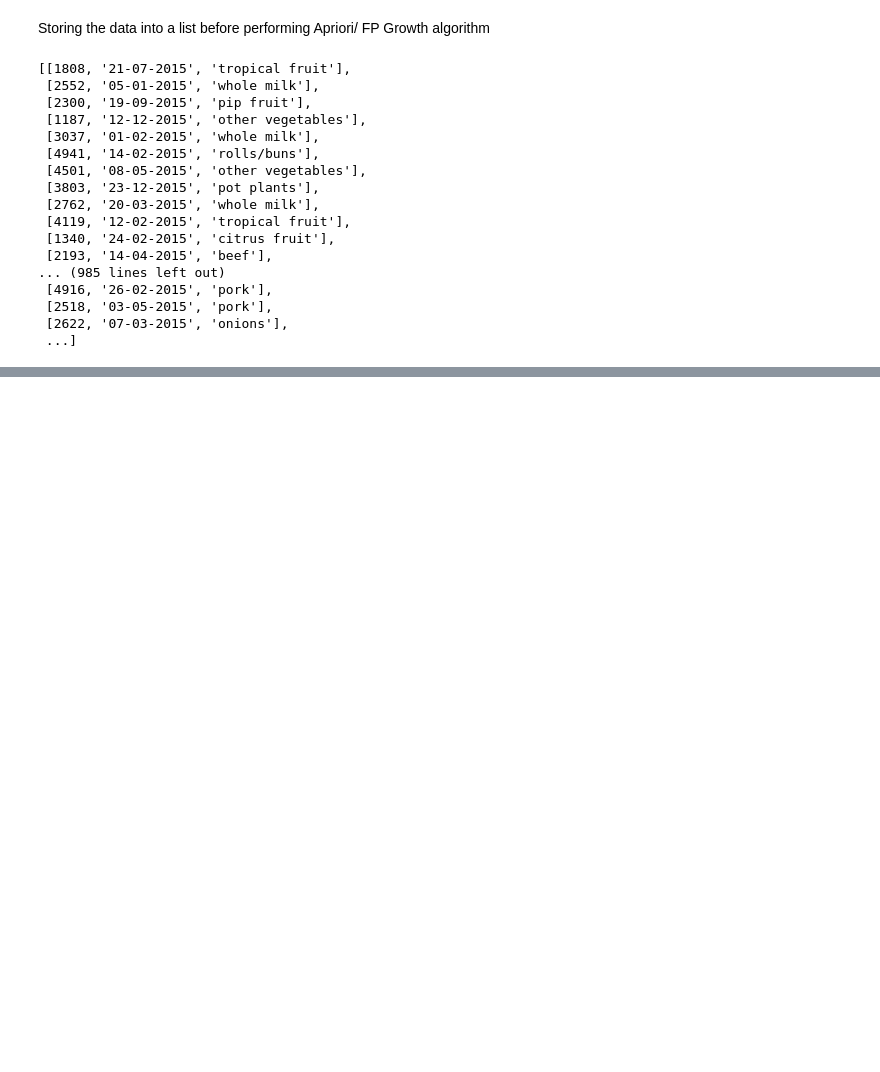
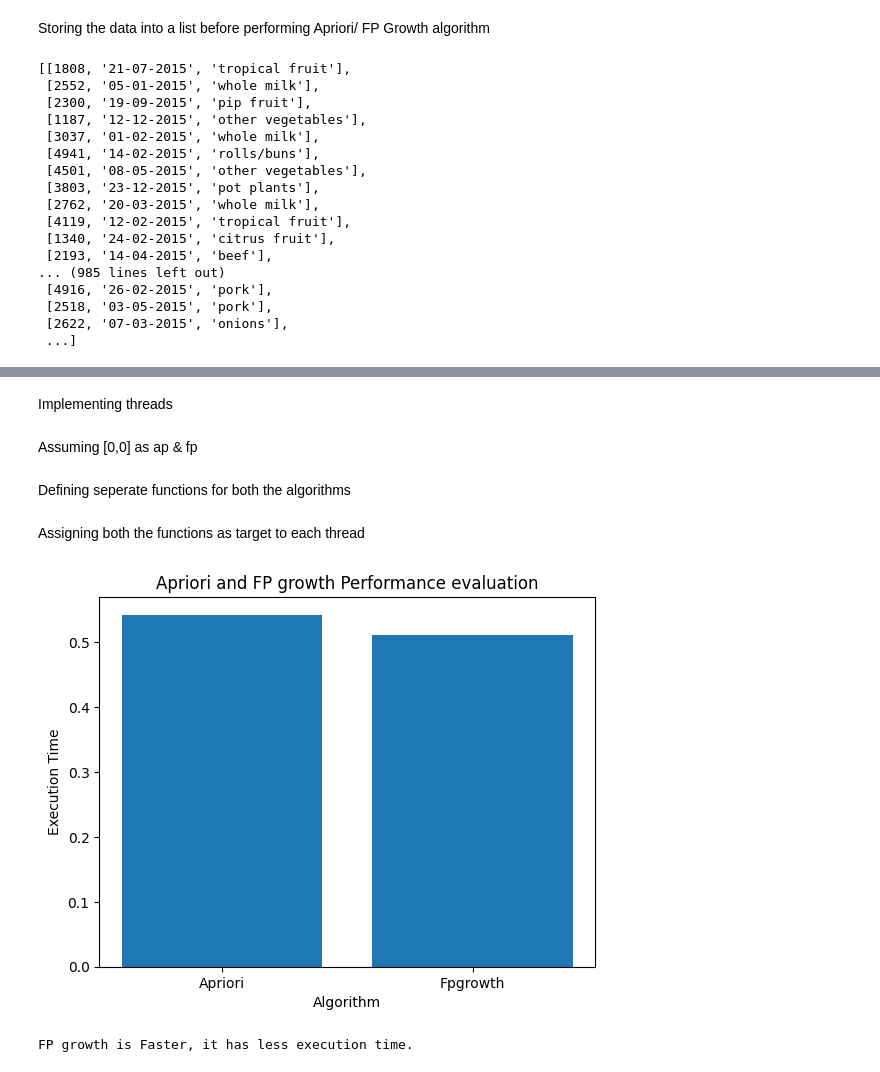
Before and after one commit to badrinarayanan02/machine_learning, a Jupyter notebook: 2348507_lab4.ipynb, the cells around one changed output, grey strips where cells are left out. Cells and saved outputs as stored; diff of their text form; code cells hidden in the pictures; blank space fills up the shorter version.

```diff
--- a/2348507_lab4.ipynb
+++ b/2348507_lab4.ipynb
@@ -75,0 +197,2 @@ transactions
+# %% [markdown]
+Implementing threads
@@ -75,0 +202,6 @@ transactions
+# %% [markdown]
+Assuming [0,0] as ap & fp
+# %%
+execution_time = [0,0]
+# %% [markdown]
+Defining seperate functions for both the algorithms
@@ -75,0 +220,2 @@ transactions
+# %% [markdown]
+Assigning both the functions as target to each thread
@@ -75,0 +232,14 @@ transactions
+# %%
+alg = ['Apriori','Fpgrowth']
+plt.bar(alg,execution_time)
+plt.xlabel('Algorithm')
+plt.ylabel('Execution Time')
+plt.title('Apriori and FP growth Performance evaluation')
+plt.show()
+if execution_time[0]<execution_time[1]:
+  print("Apriori is Faster, it has less execution time.")
+elif execution_time[1]<execution_time[0]:
+  print("FP growth is Faster, it has less execution time.")
+# %% [output]
+[figure, added]
+FP growth is Faster, it has less execution time.
```
Also changed, not shown: parts of 18 cells of this notebook.
